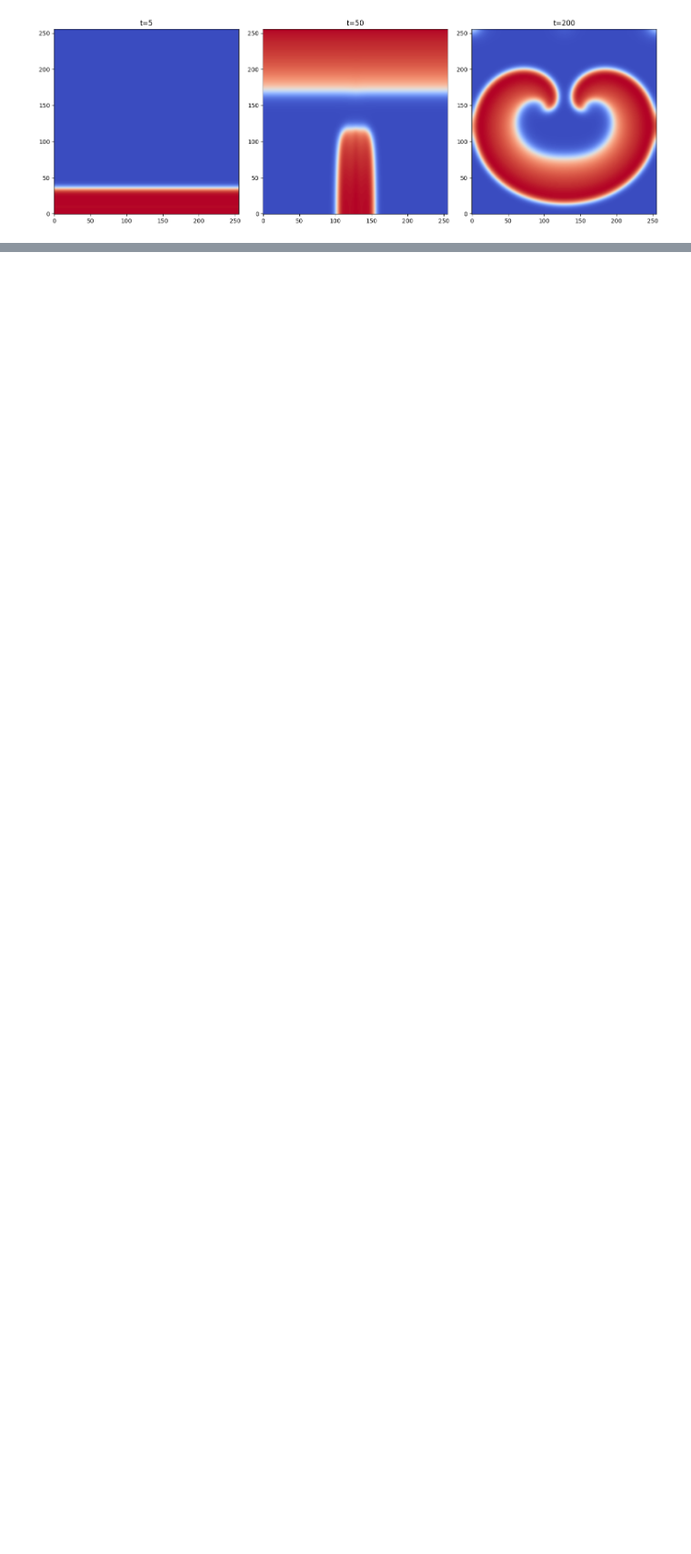
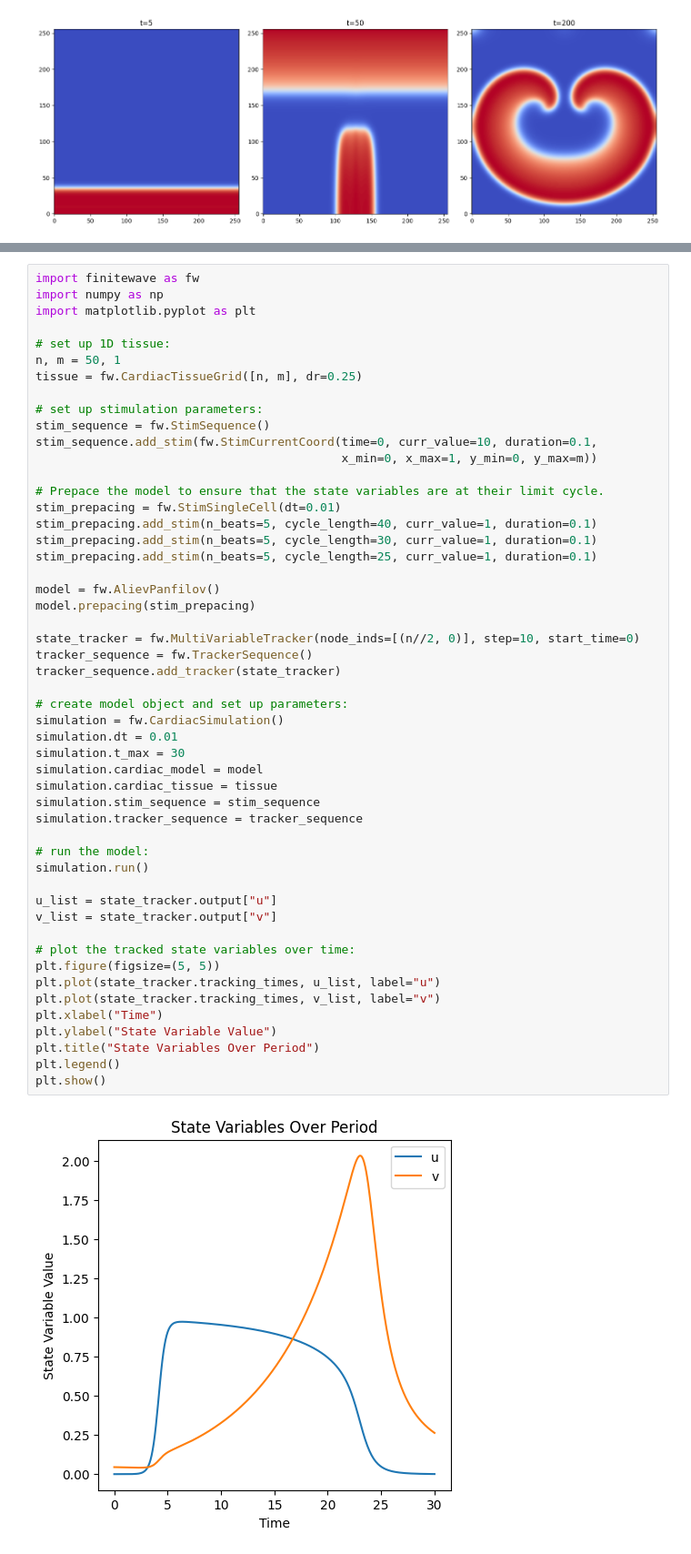
Before and after one commit to finitewave/Finitewave, a Jupyter notebook: Tutorials/SpiralWavesInitiation.ipynb, the cells around one changed output, grey strips where cells are left out. Shown at 91% size. Cells and saved outputs as stored; diff of their text form; blank space fills up the shorter version.

```diff
--- a/Tutorials/SpiralWavesInitiation.ipynb
+++ b/Tutorials/SpiralWavesInitiation.ipynb
@@ -203,0 +216,53 @@ plt.show()
+# %%
+import finitewave as fw
+import numpy as np
+import matplotlib.pyplot as plt
+
+# set up 1D tissue:
+n, m = 50, 1
+tissue = fw.CardiacTissueGrid([n, m], dr=0.25)
+
+# set up stimulation parameters:
+stim_sequence = fw.StimSequence()
+stim_sequence.add_stim(fw.StimCurrentCoord(time=0, curr_value=10, duration=0.1,
+                                           x_min=0, x_max=1, y_min=0, y_max=m))
+
+# Prepace the model to ensure that the state variables are at their limit cycle.
+stim_prepacing = fw.StimSingleCell(dt=0.01)
+stim_prepacing.add_stim(n_beats=5, cycle_length=40, curr_value=1, duration=0.1)
+stim_prepacing.add_stim(n_beats=5, cycle_length=30, curr_value=1, duration=0.1)
+stim_prepacing.add_stim(n_beats=5, cycle_length=25, curr_value=1, duration=0.1)
+
+model = fw.AlievPanfilov()
+model.prepacing(stim_prepacing)
+
+state_tracker = fw.MultiVariableTracker(node_inds=[(n//2, 0)], step=10, start_time=0)
+tracker_sequence = fw.TrackerSequence()
+tracker_sequence.add_tracker(state_tracker)
+
+# create model object and set up parameters:
+simulation = fw.CardiacSimulation()
+simulation.dt = 0.01
+simulation.t_max = 30
+simulation.cardiac_model = model
+simulation.cardiac_tissue = tissue
+simulation.stim_sequence = stim_sequence
+simulation.tracker_sequence = tracker_sequence
+
+# run the model:
+simulation.run()
+
+u_list = state_tracker.output["u"]
+v_list = state_tracker.output["v"]
+
+# plot the tracked state variables over time:
+plt.figure(figsize=(5, 5))
+plt.plot(state_tracker.tracking_times, u_list, label="u")
+plt.plot(state_tracker.tracking_times, v_list, label="v")
+plt.xlabel("Time")
+plt.ylabel("State Variable Value")
+plt.title("State Variables Over Period")
+plt.legend()
+plt.show()
+# %% [output]
+[figure, added]
```
Also changed, not shown: parts of 7 cells of this notebook, 4 other files.
